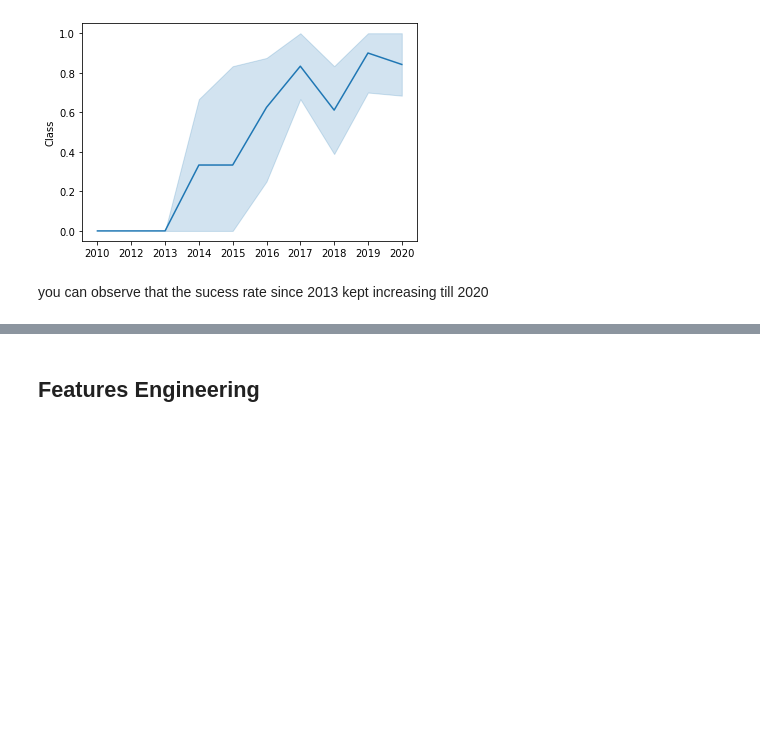
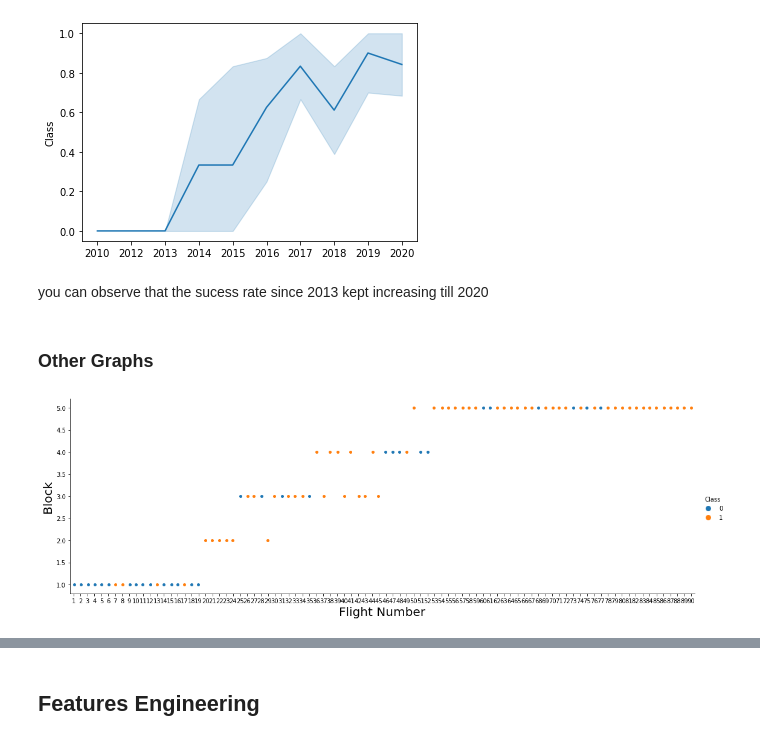
Before and after one commit to cyesteban/capstone, a Jupyter notebook: EDA with Visualization.ipynb, the cells around one changed output, grey strips where cells are left out. Drawn from its saved outputs; the diff is of its cells as text; code cells hidden in the pictures; blank space fills up the shorter version.

```diff
--- a/EDA with Visualization.ipynb
+++ b/EDA with Visualization.ipynb
@@ -201,3 +201,12 @@ sns.lineplot(x = year, y = "Class", data=df)
 [figure]
 # %% [markdown]
 you can observe that the sucess rate since 2013 kept increasing till 2020
+# %% [markdown]
+### Other Graphs
+# %%
+sns.catplot(y="Block", x="FlightNumber", hue="Class", data=df, aspect = 3)
+plt.xlabel("Flight Number",fontsize=20)
+plt.ylabel("Block",fontsize=20)
+plt.show()
+# %% [output]
+[figure, added]
```
Also changed, not shown: parts of 3 cells of this notebook.
